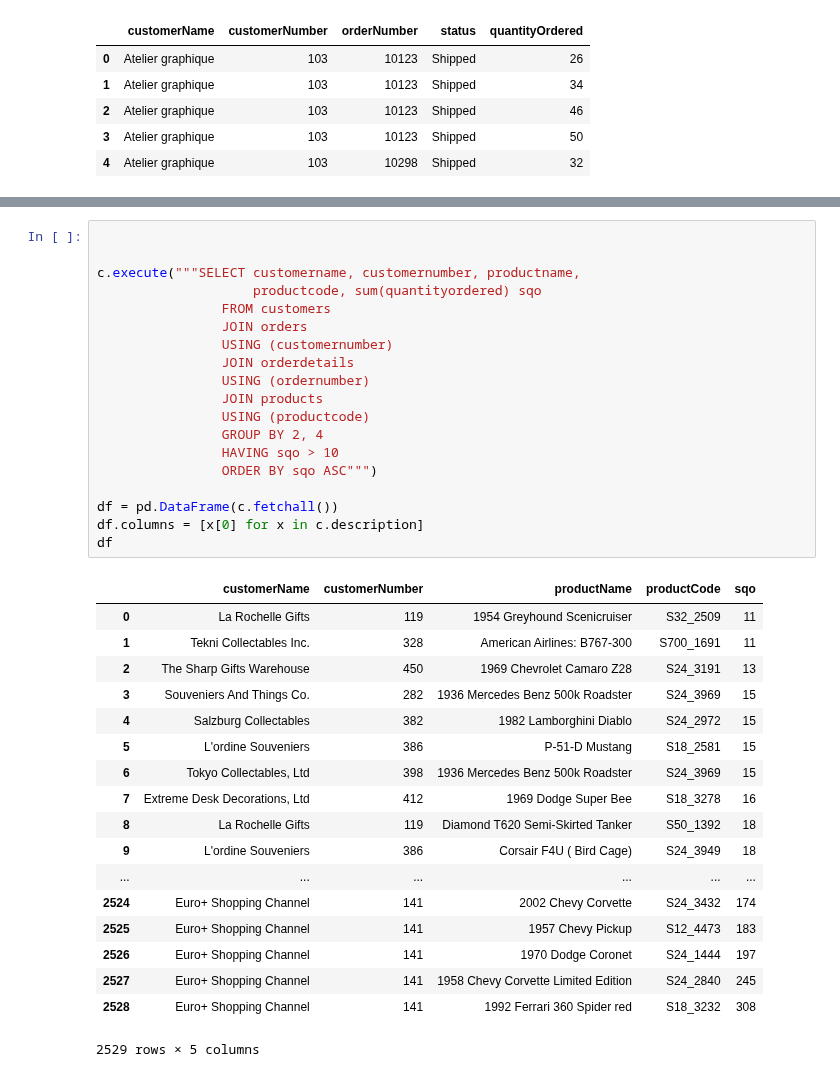
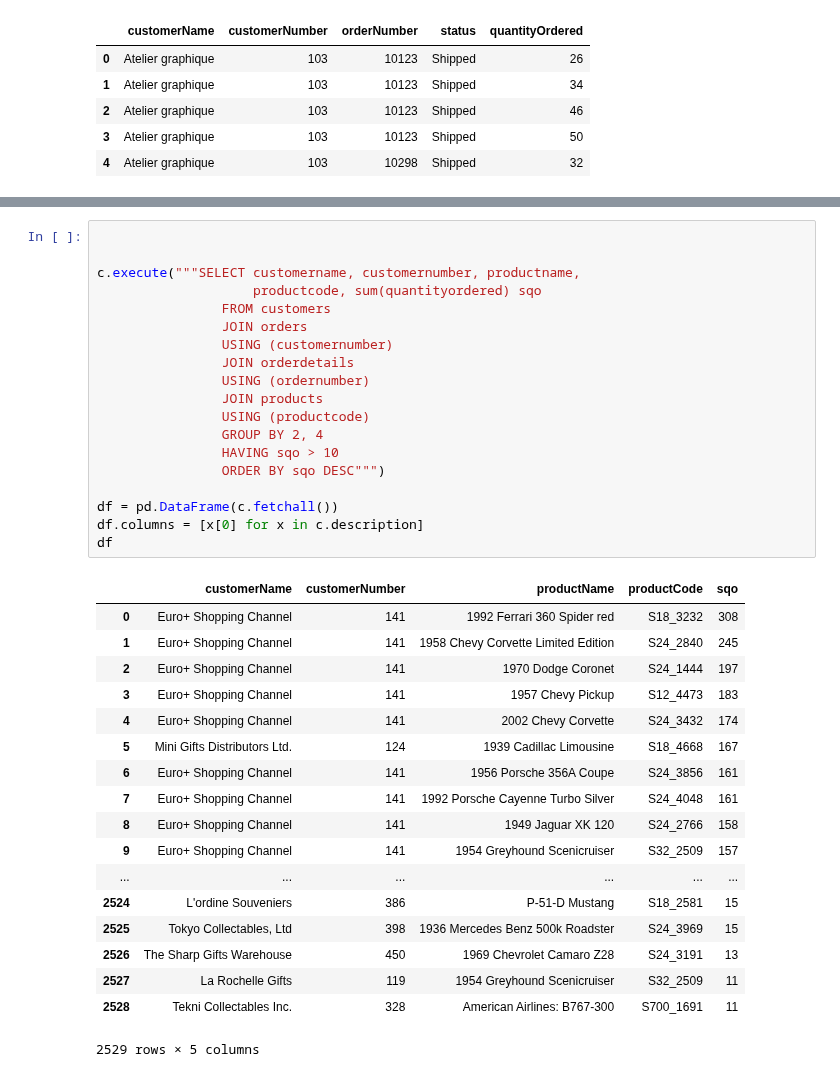
Before and after one commit to garywheeler24/dsc-more-practice-with-sql-queries-lab-atlanta-ds-062419, a Jupyter notebook: index.ipynb, the cells around one changed output, grey strips where cells are left out. Drawn from its saved outputs; the diff is of its cells as text.

```diff
--- a/index.ipynb
+++ b/index.ipynb
@@ -139,40 +139,40 @@ Now, return the customerName, customrerNumber, productName, productCode and tota
 # %%
 
 
 c.execute("""SELECT customername, customernumber, productname,
                     productcode, sum(quantityordered) sqo
                 FROM customers
                 JOIN orders
                 USING (customernumber)
                 JOIN orderdetails
                 USING (ordernumber)
                 JOIN products
                 USING (productcode)
                 GROUP BY 2, 4
                 HAVING sqo > 10
-                ORDER BY sqo ASC""")
+                ORDER BY sqo DESC""")
 
 df = pd.DataFrame(c.fetchall())
 df.columns = [x[0] for x in c.description]
 df
 # %% [output]
 |  | customerName | customerNumber | productName | productCode | sqo |
-| 0 | La Rochelle Gifts | 119 | 1954 Greyhound Scenicruiser | S32_2509 | 11 |
-| 1 | Tekni Collectables Inc. | 328 | American Airlines: B767-300 | S700_1691 | 11 |
-| 2 | The Sharp Gifts Warehouse | 450 | 1969 Chevrolet Camaro Z28 | S24_3191 | 13 |
-| 3 | Souveniers And Things Co. | 282 | 1936 Mercedes Benz 500k Roadster | S24_3969 | 15 |
-| 4 | Salzburg Collectables | 382 | 1982 Lamborghini Diablo | S24_2972 | 15 |
-| 5 | L'ordine Souveniers | 386 | P-51-D Mustang | S18_2581 | 15 |
-| 6 | Tokyo Collectables, Ltd | 398 | 1936 Mercedes Benz 500k Roadster | S24_3969 | 15 |
-| 7 | Extreme Desk Decorations, Ltd | 412 | 1969 Dodge Super Bee | S18_3278 | 16 |
-| 8 | La Rochelle Gifts | 119 | Diamond T620 Semi-Skirted Tanker | S50_1392 | 18 |
-| 9 | L'ordine Souveniers | 386 | Corsair F4U ( Bird Cage) | S24_3949 | 18 |
+| 0 | Euro+ Shopping Channel | 141 | 1992 Ferrari 360 Spider red | S18_3232 | 308 |
+| 1 | Euro+ Shopping Channel | 141 | 1958 Chevy Corvette Limited Edition | S24_2840 | 245 |
+| 2 | Euro+ Shopping Channel | 141 | 1970 Dodge Coronet | S24_1444 | 197 |
+| 3 | Euro+ Shopping Channel | 141 | 1957 Chevy Pickup | S12_4473 | 183 |
+| 4 | Euro+ Shopping Channel | 141 | 2002 Chevy Corvette | S24_3432 | 174 |
+| 5 | Mini Gifts Distributors Ltd. | 124 | 1939 Cadillac Limousine | S18_4668 | 167 |
+| 6 | Euro+ Shopping Channel | 141 | 1956 Porsche 356A Coupe | S24_3856 | 161 |
+| 7 | Euro+ Shopping Channel | 141 | 1992 Porsche Cayenne Turbo Silver | S24_4048 | 161 |
+| 8 | Euro+ Shopping Channel | 141 | 1949 Jaguar XK 120 | S24_2766 | 158 |
+| 9 | Euro+ Shopping Channel | 141 | 1954 Greyhound Scenicruiser | S32_2509 | 157 |
 | ... | ... | ... | ... | ... | ... |
-| 2524 | Euro+ Shopping Channel | 141 | 2002 Chevy Corvette | S24_3432 | 174 |
-| 2525 | Euro+ Shopping Channel | 141 | 1957 Chevy Pickup | S12_4473 | 183 |
-| 2526 | Euro+ Shopping Channel | 141 | 1970 Dodge Coronet | S24_1444 | 197 |
-| 2527 | Euro+ Shopping Channel | 141 | 1958 Chevy Corvette Limited Edition | S24_2840 | 245 |
-| 2528 | Euro+ Shopping Channel | 141 | 1992 Ferrari 360 Spider red | S18_3232 | 308 |
+| 2524 | L'ordine Souveniers | 386 | P-51-D Mustang | S18_2581 | 15 |
+| 2525 | Tokyo Collectables, Ltd | 398 | 1936 Mercedes Benz 500k Roadster | S24_3969 | 15 |
+| 2526 | The Sharp Gifts Warehouse | 450 | 1969 Chevrolet Camaro Z28 | S24_3191 | 13 |
+| 2527 | La Rochelle Gifts | 119 | 1954 Greyhound Scenicruiser | S32_2509 | 11 |
+| 2528 | Tekni Collectables Inc. | 328 | American Airlines: B767-300 | S700_1691 | 11 |
 2529 rows × 5 columns
 # %% [markdown]
 #### Expected Output
```
